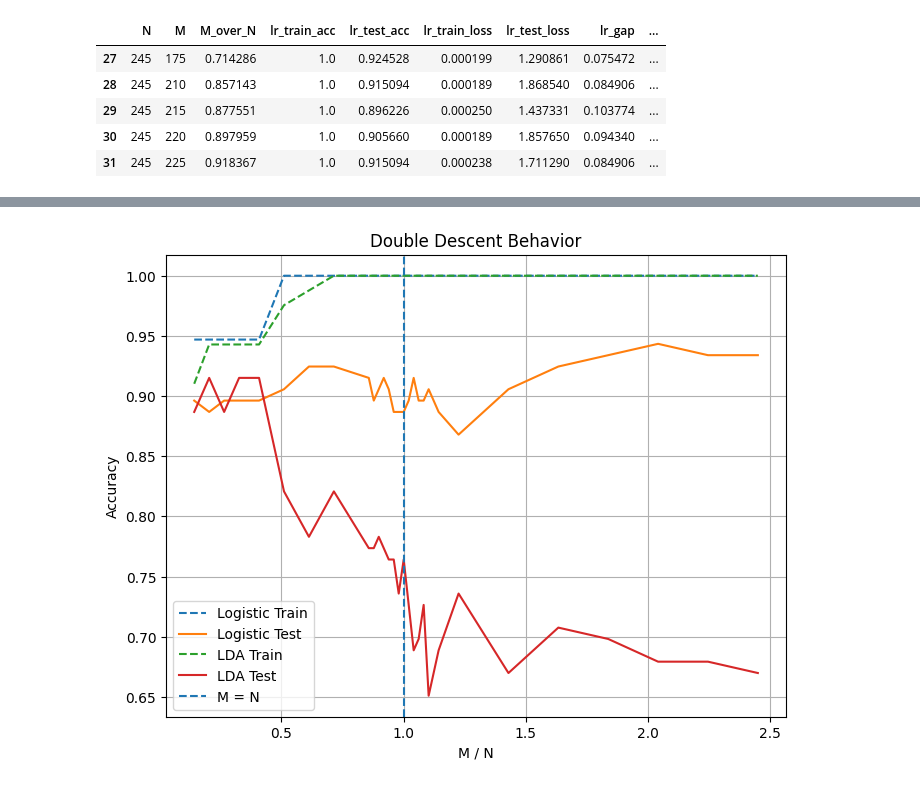
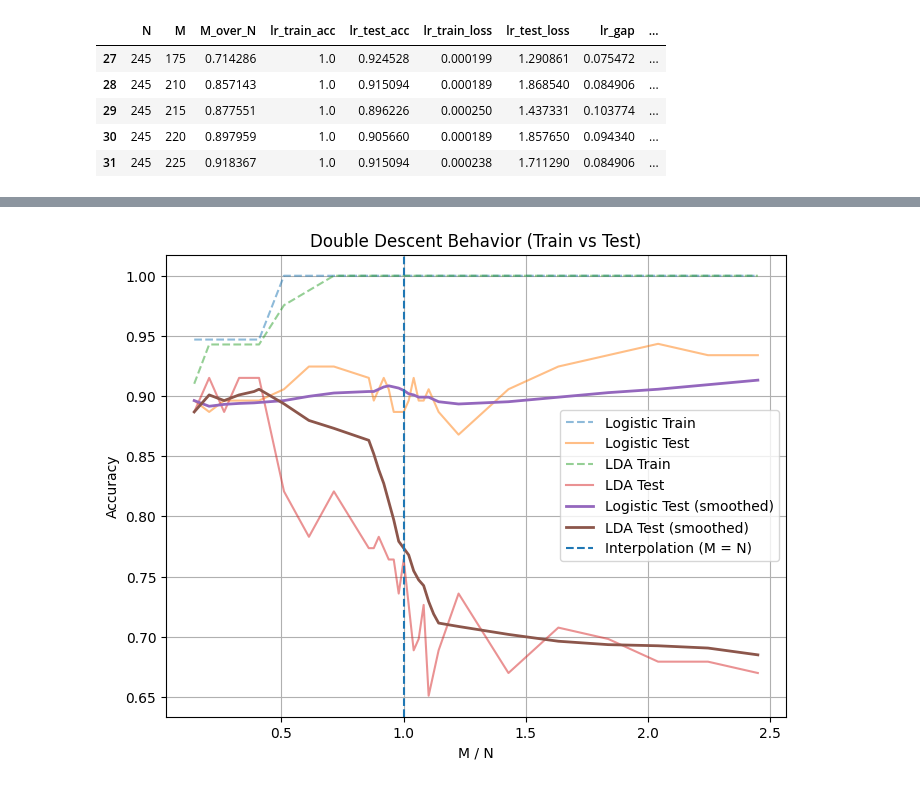
Before and after one commit to DennisWWW/ml-generalization-project, a Jupyter notebook: CS6140_Project.ipynb, the cells around one changed output, grey strips where cells are left out. Saved outputs shown, nothing was run; the diff lists cells and outputs as text; code cells hidden in the pictures.

```diff
--- a/CS6140_Project.ipynb
+++ b/CS6140_Project.ipynb
@@ -398,8 +392,9 @@ Interpolation (poly) 245 600  2.448980     0.933962      0.669811  0.066038  0.3
 window = 15
 
 def smooth_curve(x, y, window=15):
-    df_tmp = pd.DataFrame({"x": x, "y": y}).sort_values("x")
-    y_smooth = df_tmp["y"].rolling(window).mean()
+    df_tmp = pd.DataFrame({"x": x, "y": y})
+    df_tmp = df_tmp.groupby("x", as_index=False)["y"].mean().sort_values("x")
+    y_smooth = df_tmp["y"].rolling(window, min_periods=1).mean()
     return df_tmp["x"], y_smooth
 # %%
 # Performance vs Capacity Ratio (M/N)
@@ -520,32 +515,54 @@ plt.show()
 # %%
 # Double Descent Behavior (Train vs Test)
 
+import matplotlib.pyplot as plt
+import pandas as pd
+
+# Step 1: Sort by M/N to ensure correct line plotting
+df_plot = df_interp.sort_values("M_over_N")
+
 plt.figure(figsize=(8,6))
 
-# Logistic
-plt.plot(df_interp["M_over_N"], df_interp["lr_train_acc"],
-         linestyle="--", label="Logistic Train")
+# Step 2: Plot raw training and test accuracy curves
+plt.plot(df_plot["M_over_N"], df_plot["lr_train_acc"],
+         linestyle="--", alpha=0.5, label="Logistic Train")
 
-plt.plot(df_interp["M_over_N"], df_interp["lr_test_acc"],
-         label="Logistic Test")
+plt.plot(df_plot["M_over_N"], df_plot["lr_test_acc"],
+         alpha=0.5, label="Logistic Test")
 
-# LDA
-plt.plot(df_interp["M_over_N"], df_interp["lda_train_acc"],
-         linestyle="--", label="LDA Train")
+plt.plot(df_plot["M_over_N"], df_plot["lda_train_acc"],
+         linestyle="--", alpha=0.5, label="LDA Train")
 
-plt.plot(df_interp["M_over_N"], df_interp["lda_test_acc"],
-         label="LDA Test")
+plt.plot(df_plot["M_over_N"], df_plot["lda_test_acc"],
+         alpha=0.5, label="LDA Test")
 
-# interpolation line
-plt.axvline(x=1.0, linestyle="--", label="M = N")
+# Step 3: Define smoothing function to highlight trends
+def smooth_curve(x, y, window=10):
+    df_tmp = pd.DataFrame({"x": x, "y": y})
+    df_tmp = df_tmp.groupby("x", as_index=False)["y"].mean().sort_values("x")
+    y_smooth = df_tmp["y"].rolling(window, min_periods=1).mean()
+    return df_tmp["x"], y_smooth
 
+# Step 4: Plot smoothed test accuracy curves
+window = 10
+
+x_lr, y_lr = smooth_curve(df_plot["M_over_N"], df_plot["lr_test_acc"], window)
+plt.plot(x_lr, y_lr, linewidth=2, label="Logistic Test (smoothed)")
+
+x_lda, y_lda = smooth_curve(df_plot["M_over_N"], df_plot["lda_test_acc"], window)
+plt.plot(x_lda, y_lda, linewidth=2, label="LDA Test (smoothed)")
+
+# Step 5: Mark interpolation threshold
+plt.axvline(x=1.0, linestyle="--", linewidth=1.5, label="Interpolation (M = N)")
+
+# Step 6: Labels and formatting
 plt.xlabel("M / N")
 plt.ylabel("Accuracy")
-plt.title("Double Descent Behavior")
+plt.title("Double Descent Behavior (Train vs Test)")
 
 plt.legend()
 plt.grid(True)
 
 plt.show()
 # %% [output]
-[figure, old version]
+[figure, new version]
```
Also changed, not shown: parts of 5 cells of this notebook.
